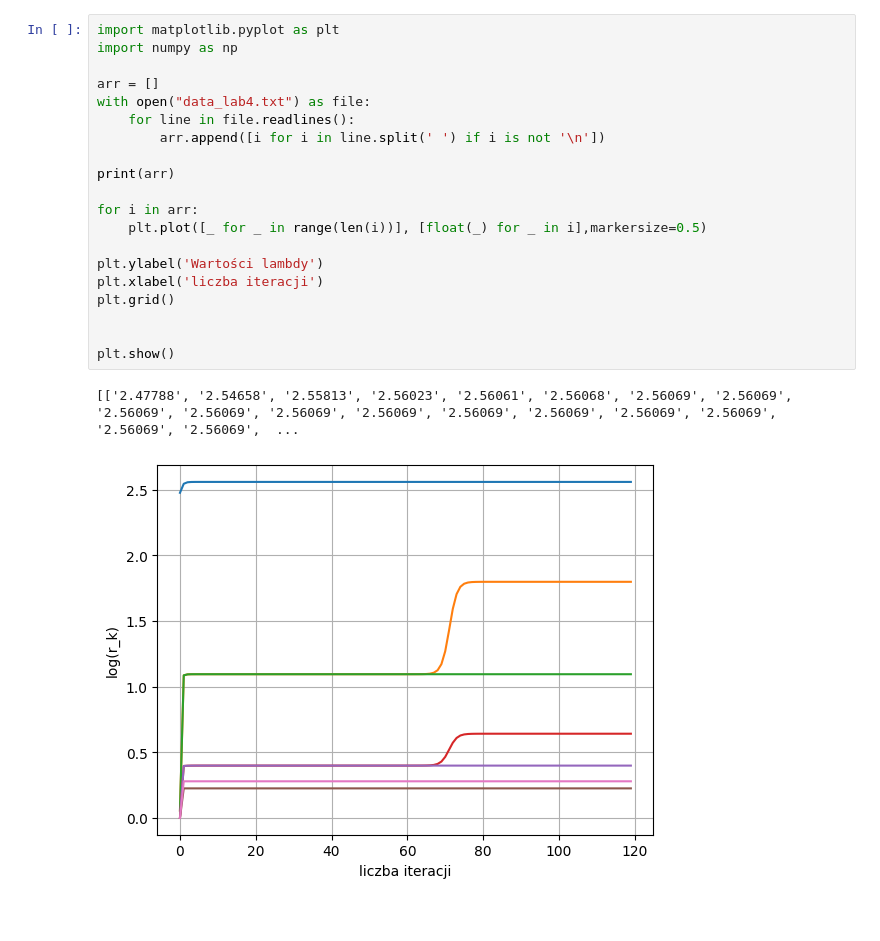
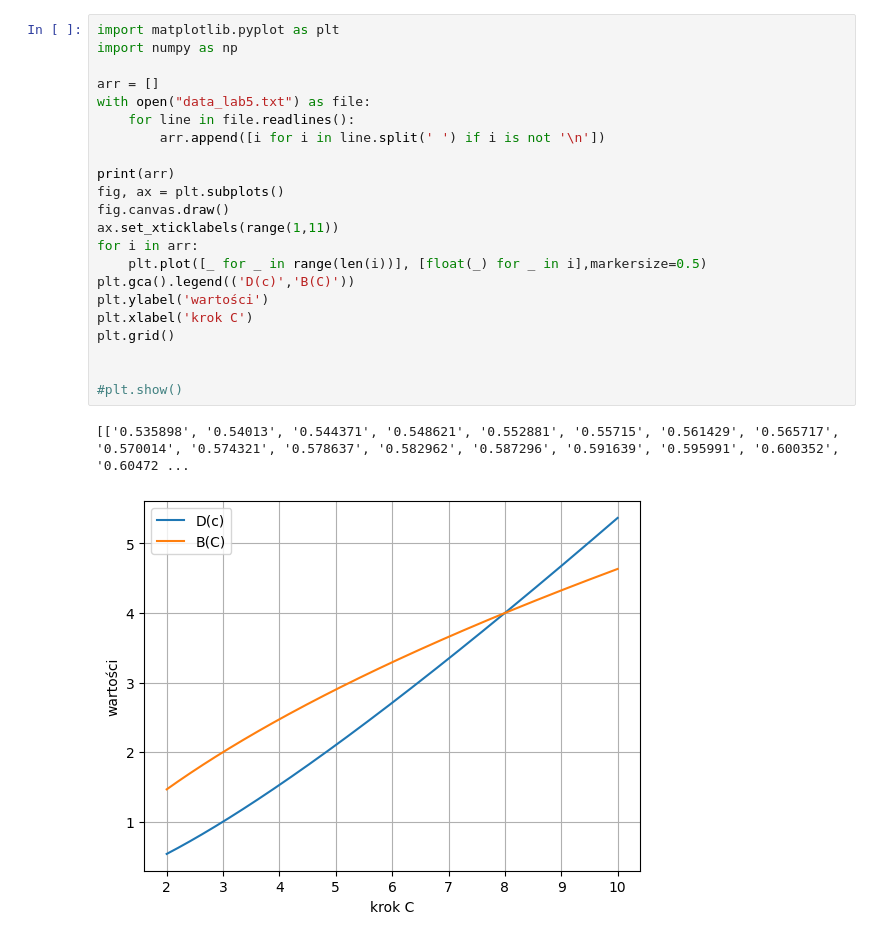
Before and after one commit to skolanko222/AGH, a Jupyter notebook: python/plot/lab5_mn.ipynb, the cells around one changed output. Drawn from its saved outputs; the diff is of its cells as text.

```diff
--- a/python/plot/lab5_mn.ipynb
+++ b/python/plot/lab5_mn.ipynb
@@ -1,23 +1,25 @@
 # %%
 import matplotlib.pyplot as plt
 import numpy as np
 
 arr = []
-with open("data_lab4.txt") as file:
+with open("data_lab5.txt") as file:
 	for line in file.readlines():
 		arr.append([i for i in line.split(' ') if i is not '\n'])
 
 print(arr)
-
+fig, ax = plt.subplots()
+fig.canvas.draw()
+ax.set_xticklabels(range(1,11))
 for i in arr:
 	plt.plot([_ for _ in range(len(i))], [float(_) for _ in i],markersize=0.5)
-
-plt.ylabel('Wartości lambdy')
-plt.xlabel('liczba iteracji')
+plt.gca().legend(('D(c)','B(C)'))
+plt.ylabel('wartości')
+plt.xlabel('krok C')
 plt.grid()
 
 
-plt.show()
+#plt.show()
 # %% [output]
-[['2.47788', '2.54658', '2.55813', '2.56023', '2.56061', '2.56068', '2.56069', '2.56069', '2.56069', '2.56069', '2.56069', '2.56069', '2.56069', '2.56069', '2.56069', '2.56069', '2.56069', '2.56069',  ...
+[['0.535898', '0.54013', '0.544371', '0.548621', '0.552881', '0.55715', '0.561429', '0.565717', '0.570014', '0.574321', '0.578637', '0.582962', '0.587296', '0.591639', '0.595991', '0.600352', '0.60472 ...
-[figure, old version]
+[figure, new version]
```
Also changed, not shown: 10 other files.
